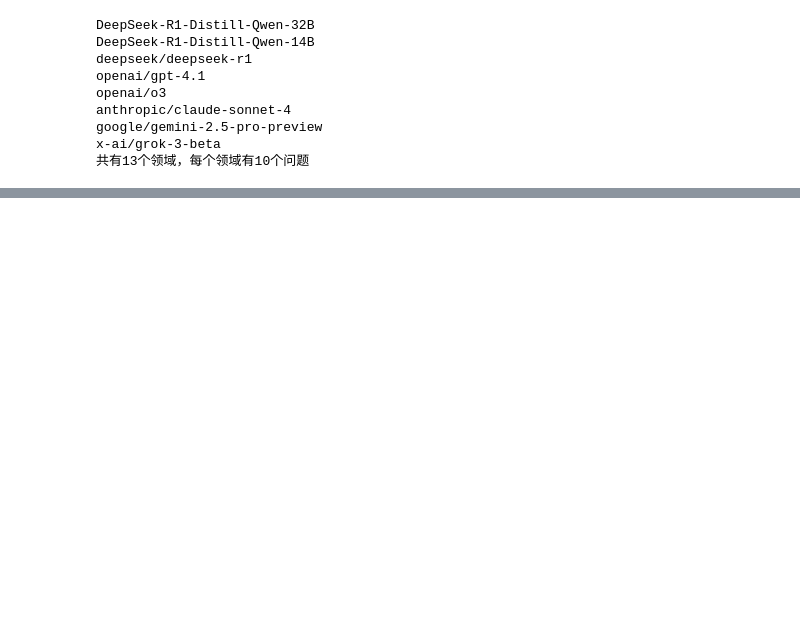
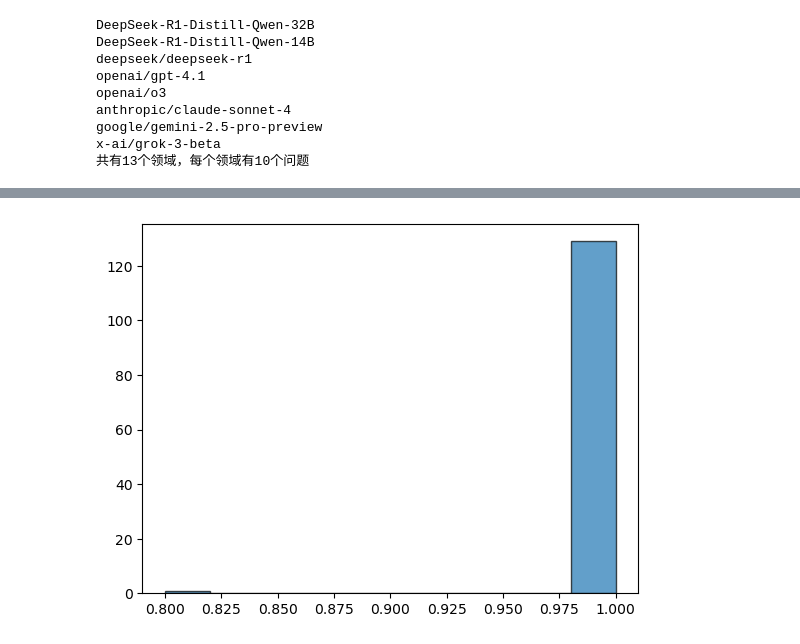
Before and after one commit to ZhengtingHe/Fusion_LLM_Eval, a Jupyter notebook: deepeval_preview.ipynb, the cells around one changed output, grey strips where cells are left out. Cells and saved outputs as stored; diff of their text form; code cells hidden in the pictures; blank space fills up the shorter version.

```diff
--- a/deepeval_preview.ipynb
+++ b/deepeval_preview.ipynb
@@ -111,0 +175,5 @@ np.save('deepeval_correctness_matrix.npy', correctness_matrix)
+# %%
+plt.hist(relevance_scores, alpha=0.7, edgecolor='black', label='Relevance Scores')
+plt.show()
+# %% [output]
+[figure, added]
```
Also changed, not shown: parts of 6 cells of this notebook, 8 other files.
